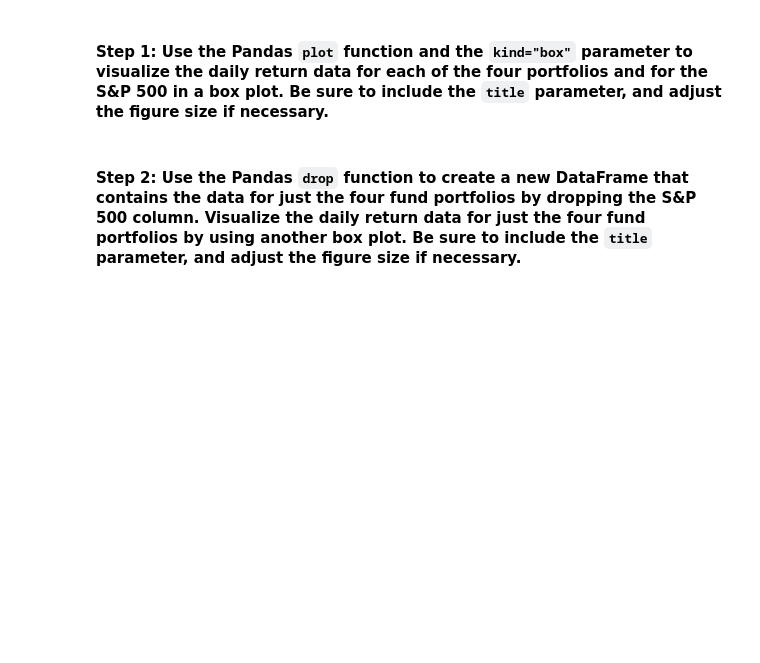
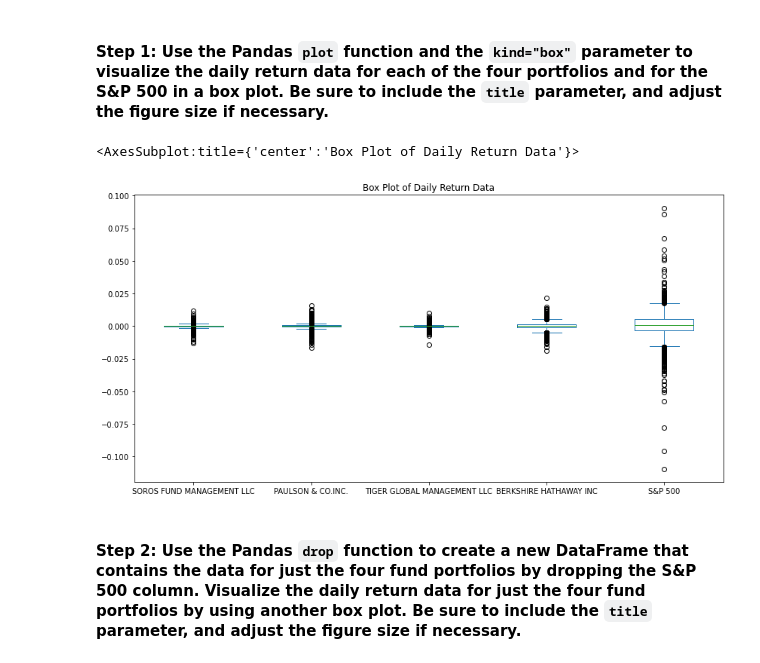
Before and after one commit to RyanSvendson/Challenge_4, a Jupyter notebook: starter_code/risk_return_analysis.ipynb, the cells around one changed output. Cells and saved outputs as stored; diff of their text form; code cells hidden in the pictures; blank space fills up the shorter version.

```diff
--- a/starter_code/risk_return_analysis.ipynb
+++ b/starter_code/risk_return_analysis.ipynb
@@ -195,7 +196,10 @@ Analyze the volatility of each of the four fund portfolios and of the S&P 500 In
 # %%
 # Use the daily return data to create box plots to visualize the volatility of the 4 funds and the S&P 500
 # Include a title parameter and adjust the figure size
-# YOUR CODE HERE
+daily_returns.plot.box(title="Box Plot of Daily Return Data", figsize=(14,7))
+# %% [output]
+<AxesSubplot:title={'center':'Box Plot of Daily Return Data'}>
+[figure, added]
 # %% [markdown]
 #### Step 2: Use the Pandas `drop` function to create a new DataFrame that contains the data for just the four fund portfolios by dropping the S&P 500 column. Visualize the daily return data for just the four fund portfolios by using another box plot. Be sure to include the `title` parameter, and adjust the figure size if necessary.
 # %%
```
Also changed, not shown: parts of 7 cells of this notebook, 1 other file.
